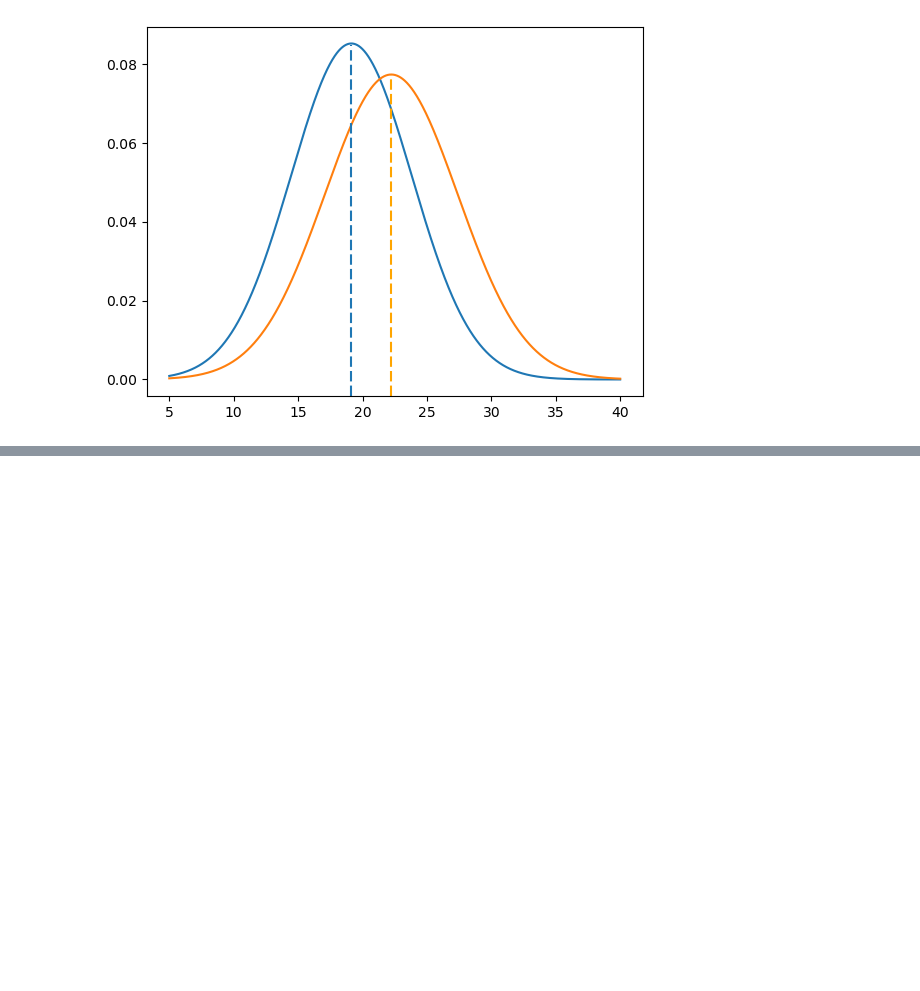
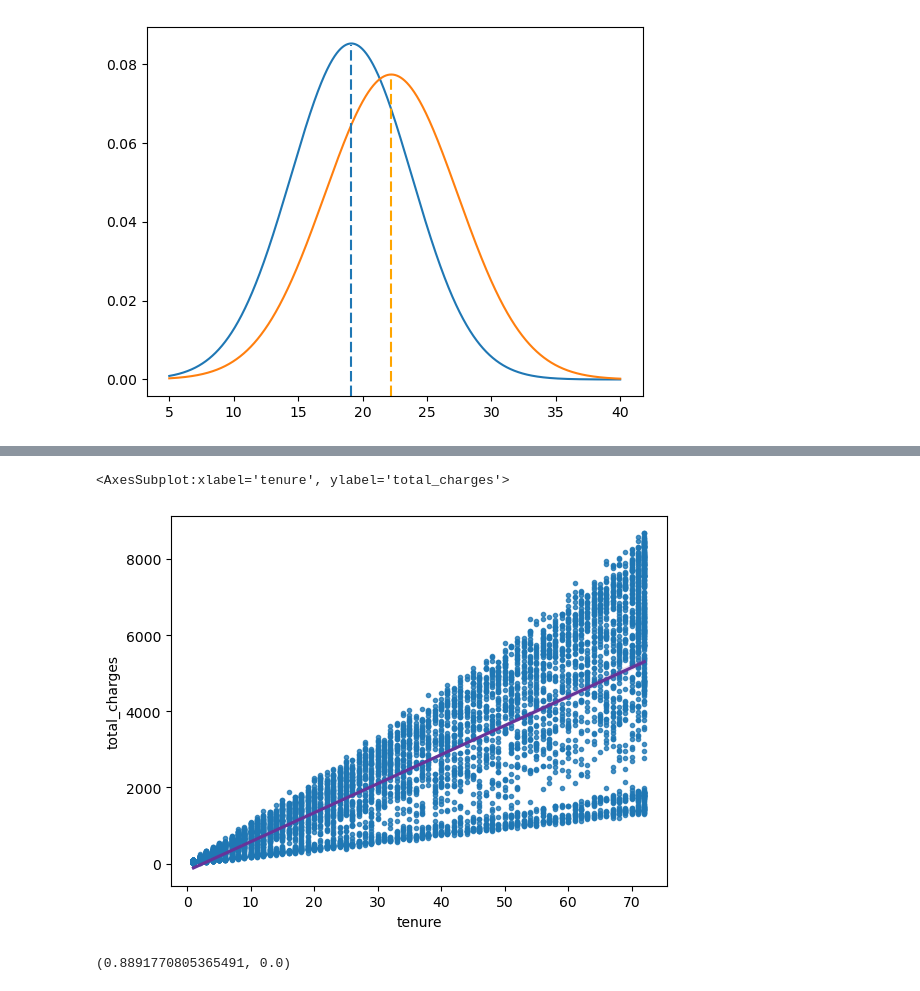
Before and after one commit to Andy-Jensen/statistics-exercises, a Jupyter notebook: hypothesis_testing.ipynb, the cells around one changed output, grey strips where cells are left out. Saved outputs shown, nothing was run; the diff lists cells and outputs as text; code cells hidden in the pictures; blank space fills up the shorter version.

```diff
--- a/hypothesis_testing.ipynb
+++ b/hypothesis_testing.ipynb
@@ -226,0 +312,3 @@ plt.show()
+# %%
+df = df[df['total_charges']!=' ']
+df['total_charges'].info()
@@ -226,0 +324,13 @@ plt.show()
+# %%
+df['total_charges'] = df['total_charges'].astype('float')
+# %%
+sns.regplot(x='tenure', y='total_charges', data= df, marker= '.', line_kws={'color': 'rebeccapurple'})
+# %% [output]
+<AxesSubplot:xlabel='tenure', ylabel='total_charges'>
+[figure, added]
+# %%
+corr, p = stats.spearmanr(df['tenure'], df['total_charges'])
+corr, p
+# there is a strong correlation
+# %% [output]
+(0.8891770805365491, 0.0)
```
Also changed, not shown: parts of 69 cells of this notebook, 1 other file.
